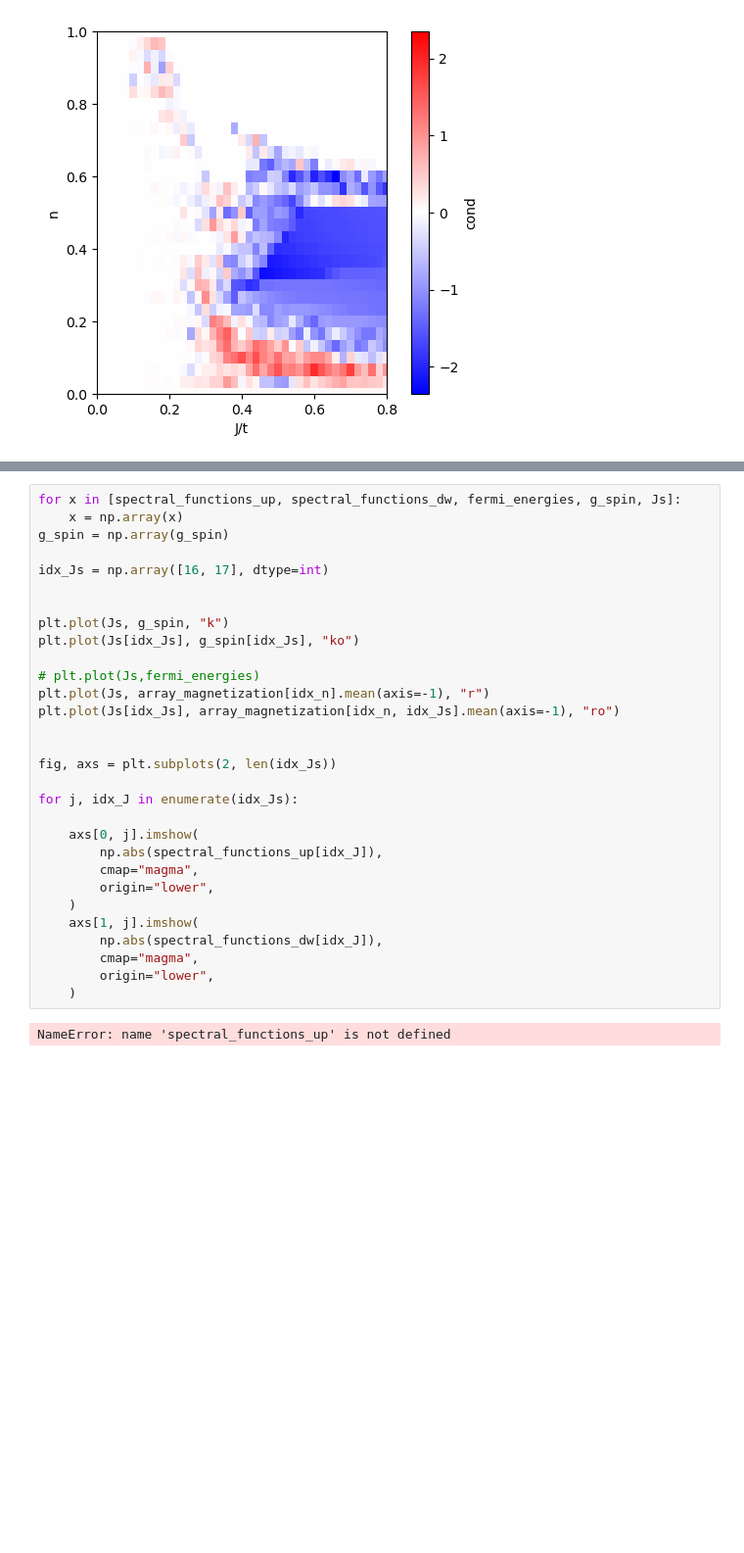
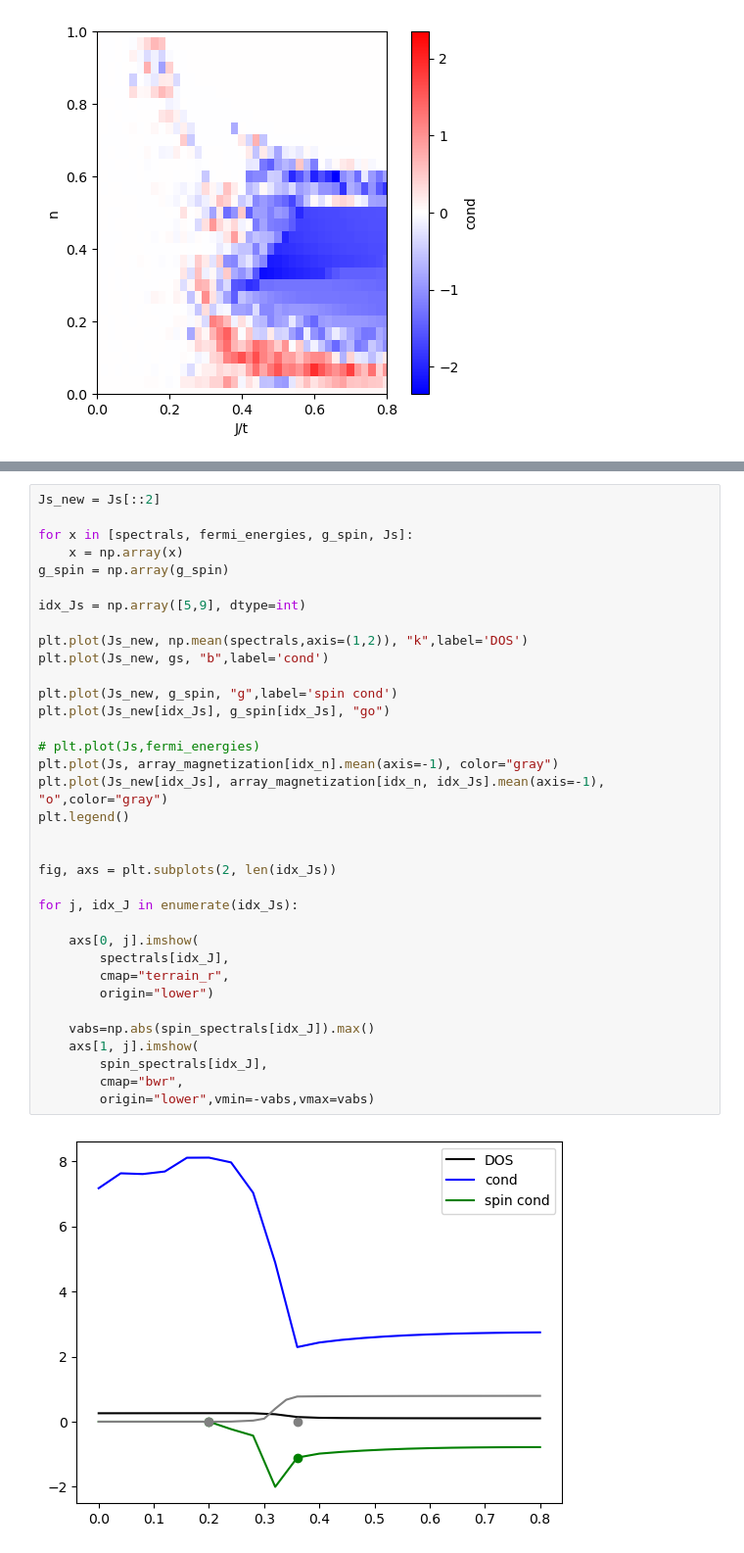
Before and after one commit to dpreuo/alter_morph, a Jupyter notebook: analysis/phase_diagram.ipynb, the cells around one changed output, grey strips where cells are left out. Shown at 98% size. Drawn from its saved outputs; the diff is of its cells as text; blank space fills up the shorter version.

```diff
--- a/analysis/phase_diagram.ipynb
+++ b/analysis/phase_diagram.ipynb
@@ -302,32 +304,37 @@ m= 0.15798130773080354
 # %%
-for x in [spectral_functions_up, spectral_functions_dw, fermi_energies, g_spin, Js]:
+Js_new = Js[::2]
+
+for x in [spectrals, fermi_energies, g_spin, Js]:
     x = np.array(x)
 g_spin = np.array(g_spin)
 
-idx_Js = np.array([16, 17], dtype=int)
+idx_Js = np.array([5,9], dtype=int)
 
+plt.plot(Js_new, np.mean(spectrals,axis=(1,2)), "k",label='DOS')
+plt.plot(Js_new, gs, "b",label='cond')
 
-plt.plot(Js, g_spin, "k")
-plt.plot(Js[idx_Js], g_spin[idx_Js], "ko")
+plt.plot(Js_new, g_spin, "g",label='spin cond')
+plt.plot(Js_new[idx_Js], g_spin[idx_Js], "go")
 
 # plt.plot(Js,fermi_energies)
-plt.plot(Js, array_magnetization[idx_n].mean(axis=-1), "r")
-plt.plot(Js[idx_Js], array_magnetization[idx_n, idx_Js].mean(axis=-1), "ro")
+plt.plot(Js, array_magnetization[idx_n].mean(axis=-1), color="gray")
+plt.plot(Js_new[idx_Js], array_magnetization[idx_n, idx_Js].mean(axis=-1), "o",color="gray")
+plt.legend()
 
 
 fig, axs = plt.subplots(2, len(idx_Js))
 
 for j, idx_J in enumerate(idx_Js):
 
     axs[0, j].imshow(
-        np.abs(spectral_functions_up[idx_J]),
-        cmap="magma",
-        origin="lower",
-    )
+        spectrals[idx_J],
+        cmap="terrain_r",
+        origin="lower")
+
+    vabs=np.abs(spin_spectrals[idx_J]).max()
     axs[1, j].imshow(
-        np.abs(spectral_functions_dw[idx_J]),
-        cmap="magma",
-        origin="lower",
-    )
+        spin_spectrals[idx_J],
+        cmap="bwr",
+        origin="lower",vmin=-vabs,vmax=vabs)
 # %% [output]
-NameError: name 'spectral_functions_up' is not defined
+[figure, added]
```
Also changed, not shown: parts of 3 cells of this notebook, 4 other files.
